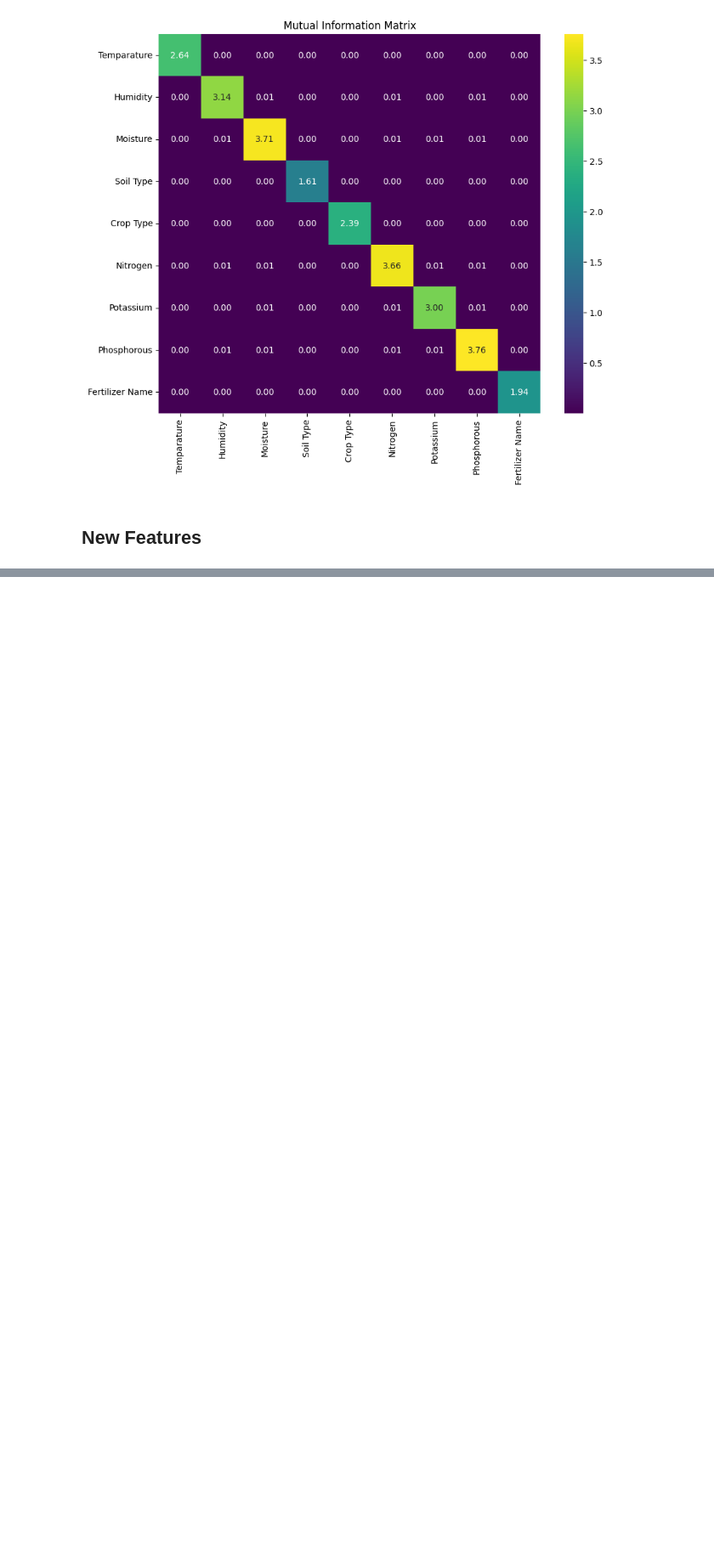
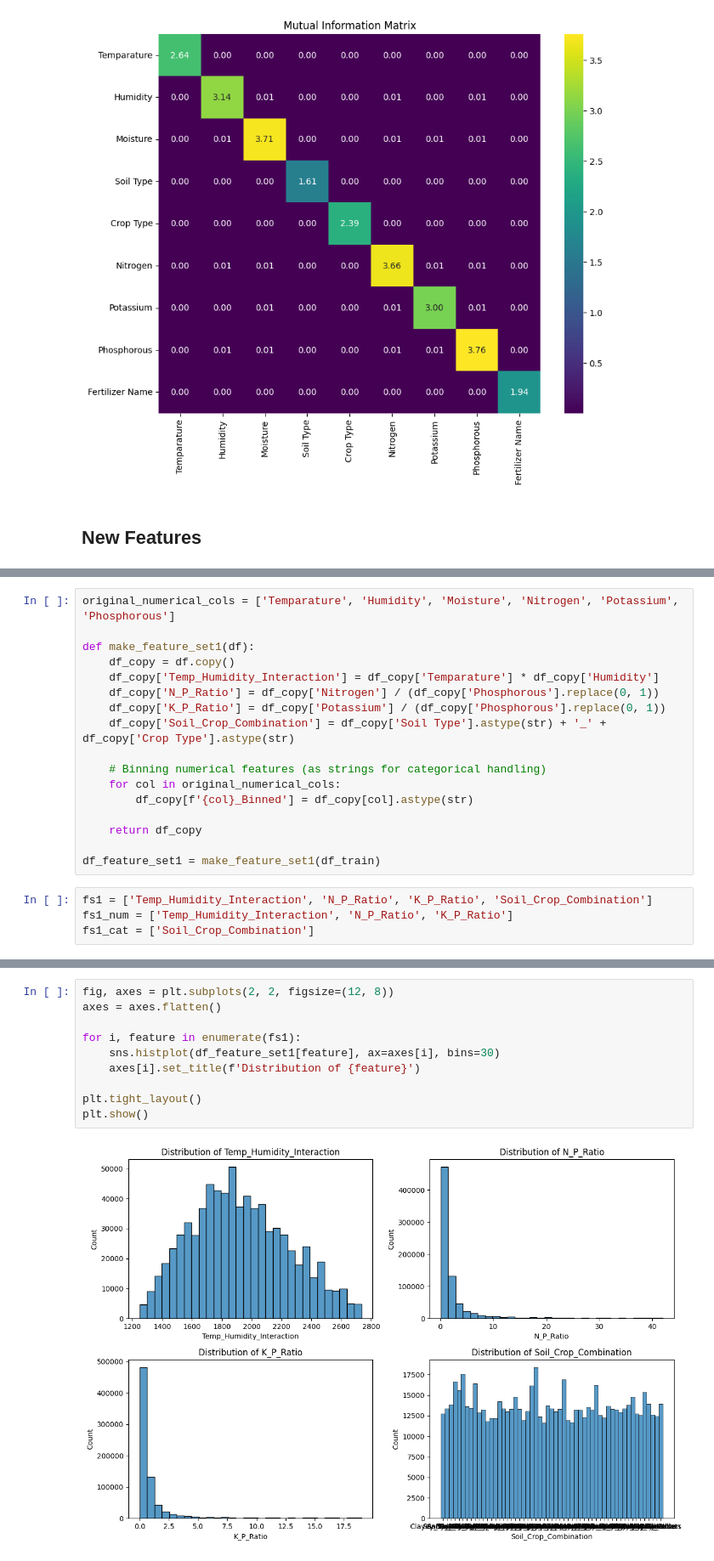
Before and after one commit to Richardhhhg/Kaggle, a Jupyter notebook: fertilizers-eda.ipynb, the cells around one changed output, grey strips where cells are left out. Shown at 85% size. Drawn from its saved outputs; the diff is of its cells as text; blank space fills up the shorter version.

```diff
--- a/fertilizers-eda.ipynb
+++ b/fertilizers-eda.ipynb
@@ -345,0 +365,21 @@ plt.show()
+# %%
+original_numerical_cols = ['Temparature', 'Humidity', 'Moisture', 'Nitrogen', 'Potassium', 'Phosphorous']
+
+def make_feature_set1(df):
+    df_copy = df.copy()
+    df_copy['Temp_Humidity_Interaction'] = df_copy['Temparature'] * df_copy['Humidity']
+    df_copy['N_P_Ratio'] = df_copy['Nitrogen'] / (df_copy['Phosphorous'].replace(0, 1))
+    df_copy['K_P_Ratio'] = df_copy['Potassium'] / (df_copy['Phosphorous'].replace(0, 1))
+    df_copy['Soil_Crop_Combination'] = df_copy['Soil Type'].astype(str) + '_' + df_copy['Crop Type'].astype(str)
+
+    # Binning numerical features (as strings for categorical handling)
+    for col in original_numerical_cols:
+        df_copy[f'{col}_Binned'] = df_copy[col].astype(str)
+
+    return df_copy
+
+df_feature_set1 = make_feature_set1(df_train)
+# %%
+fs1 = ['Temp_Humidity_Interaction', 'N_P_Ratio', 'K_P_Ratio', 'Soil_Crop_Combination']
+fs1_num = ['Temp_Humidity_Interaction', 'N_P_Ratio', 'K_P_Ratio']
+fs1_cat = ['Soil_Crop_Combination']
@@ -345,0 +398,12 @@ plt.show()
+# %%
+fig, axes = plt.subplots(2, 2, figsize=(12, 8))
+axes = axes.flatten()
+
+for i, feature in enumerate(fs1):
+    sns.histplot(df_feature_set1[feature], ax=axes[i], bins=30)
+    axes[i].set_title(f'Distribution of {feature}')
+
+plt.tight_layout()
+plt.show()
+# %% [output]
+[figure, added]
```
Also changed, not shown: parts of 8 cells of this notebook.
